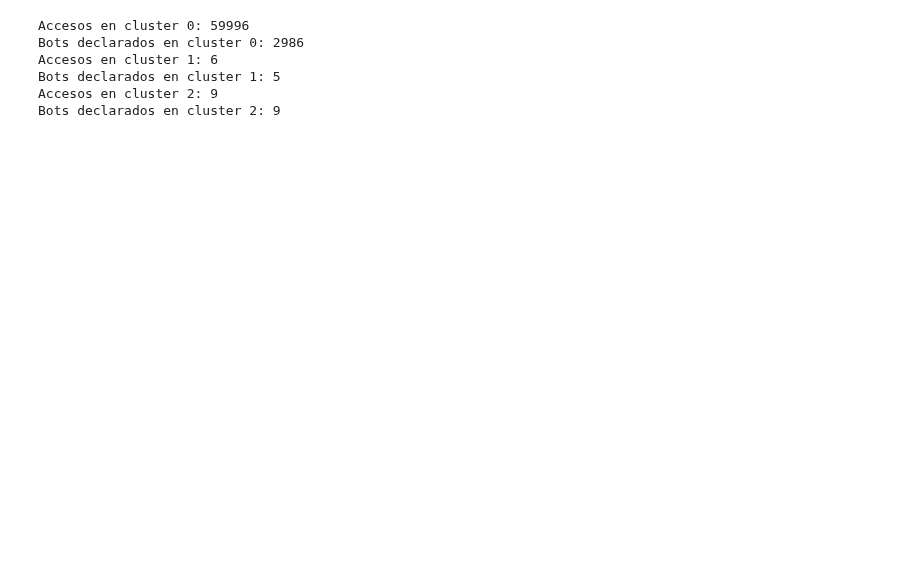
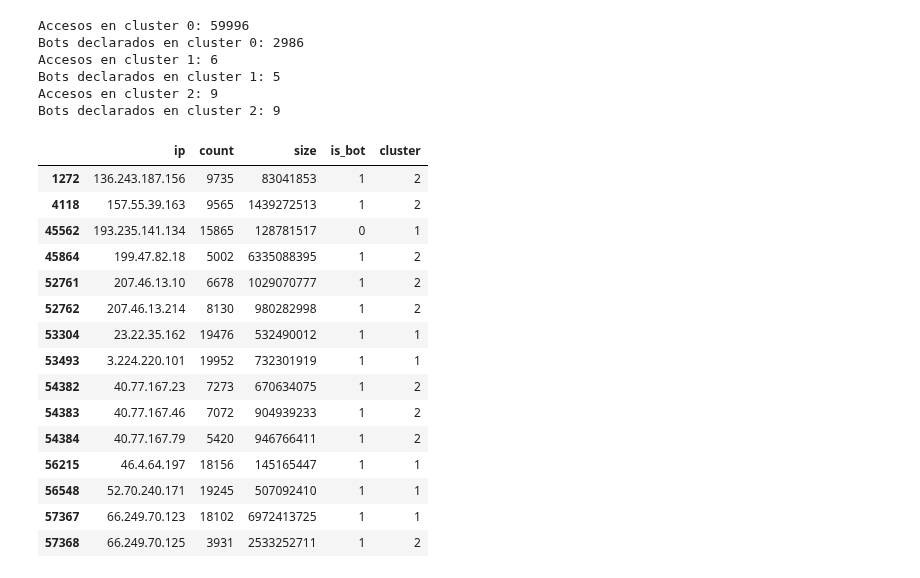
Before and after one commit to PabloDeAlbu/tp-final-mineria, a Jupyter notebook: 02-kmeans-tree.ipynb, the cells around one changed output. Drawn from its saved outputs; the diff is of its cells as text; code cells hidden in the pictures; blank space fills up the shorter version.

```diff
--- a/02-kmeans-tree.ipynb
+++ b/02-kmeans-tree.ipynb
@@ -122,3 +111,22 @@ Accesos en cluster 1: 6
 Bots declarados en cluster 1: 5
 Accesos en cluster 2: 9
 Bots declarados en cluster 2: 9
+# %%
+df[df['cluster'] != 0]
+# %% [output]
+|  | ip | count | size | is_bot | cluster |
+| 1272 | 136.243.187.156 | 9735 | 83041853 | 1 | 2 |
+| 4118 | 157.55.39.163 | 9565 | 1439272513 | 1 | 2 |
+| 45562 | 193.235.141.134 | 15865 | 128781517 | 0 | 1 |
+| 45864 | 199.47.82.18 | 5002 | 6335088395 | 1 | 2 |
+| 52761 | 207.46.13.10 | 6678 | 1029070777 | 1 | 2 |
+| 52762 | 207.46.13.214 | 8130 | 980282998 | 1 | 2 |
+| 53304 | 23.22.35.162 | 19476 | 532490012 | 1 | 1 |
+| 53493 | 3.224.220.101 | 19952 | 732301919 | 1 | 1 |
+| 54382 | 40.77.167.23 | 7273 | 670634075 | 1 | 2 |
+| 54383 | 40.77.167.46 | 7072 | 904939233 | 1 | 2 |
+| 54384 | 40.77.167.79 | 5420 | 946766411 | 1 | 2 |
+| 56215 | 46.4.64.197 | 18156 | 145165447 | 1 | 1 |
+| 56548 | 52.70.240.171 | 19245 | 507092410 | 1 | 1 |
+| 57367 | 66.249.70.123 | 18102 | 6972413725 | 1 | 1 |
+| 57368 | 66.249.70.125 | 3931 | 2533252711 | 1 | 2 |
```
Also changed, not shown: parts of 5 cells of this notebook.
